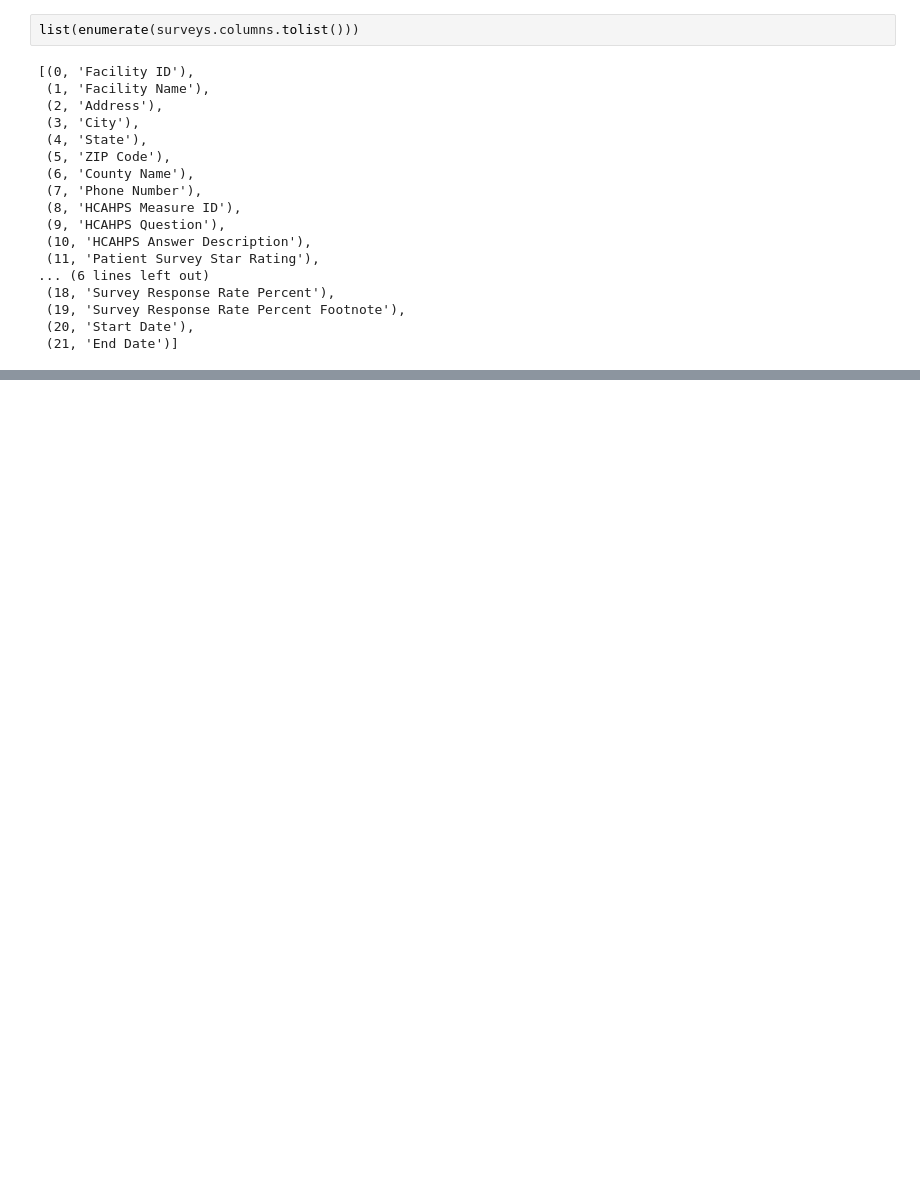
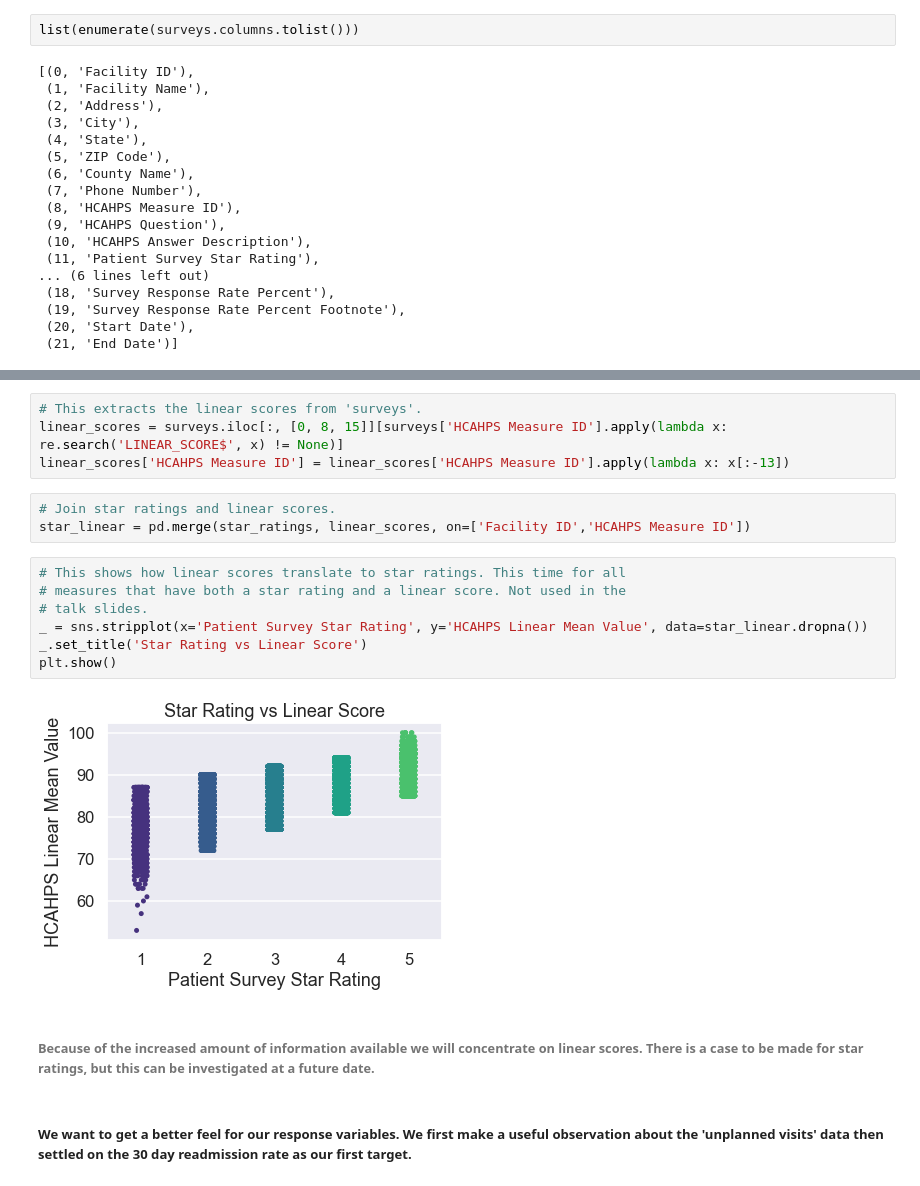
Before and after one commit to alexdaustin/nycdsa_project1, a Jupyter notebook: hospitals_eda.ipynb, the cells around one changed output, grey strips where cells are left out. Drawn from its saved outputs; the diff is of its cells as text; blank space fills up the shorter version.

```diff
--- a/hospitals_eda.ipynb
+++ b/hospitals_eda.ipynb
@@ -216,0 +155,20 @@ unpland.columns.tolist()
+# %%
+# This extracts the linear scores from 'surveys'.
+linear_scores = surveys.iloc[:, [0, 8, 15]][surveys['HCAHPS Measure ID'].apply(lambda x: re.search('LINEAR_SCORE$', x) != None)]
+linear_scores['HCAHPS Measure ID'] = linear_scores['HCAHPS Measure ID'].apply(lambda x: x[:-13])
+# %%
+# Join star ratings and linear scores.
+star_linear = pd.merge(star_ratings, linear_scores, on=['Facility ID','HCAHPS Measure ID'])
+# %%
+# This shows how linear scores translate to star ratings. This time for all
+# measures that have both a star rating and a linear score. Not used in the
+# talk slides.
+_ = sns.stripplot(x='Patient Survey Star Rating', y='HCAHPS Linear Mean Value', data=star_linear.dropna())
+_.set_title('Star Rating vs Linear Score')
+plt.show()
+# %% [output]
+[figure, added]
+# %% [markdown]
+###### Because of the increased amount of information available we will concentrate on linear scores. There is a case to be made for star ratings, but this can be investigated at a future date.
+# %% [markdown]
+##### We want to get a better feel for our response variables. We first make a useful observation about the 'unplanned visits' data then settled on the 30 day readmission rate as our first target.
```
Also changed, not shown: parts of 65 cells of this notebook, 6 other files.
